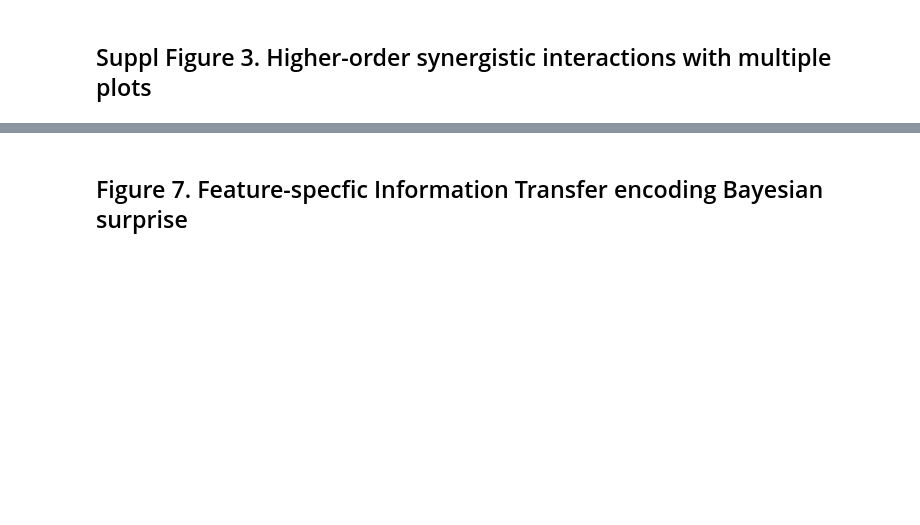
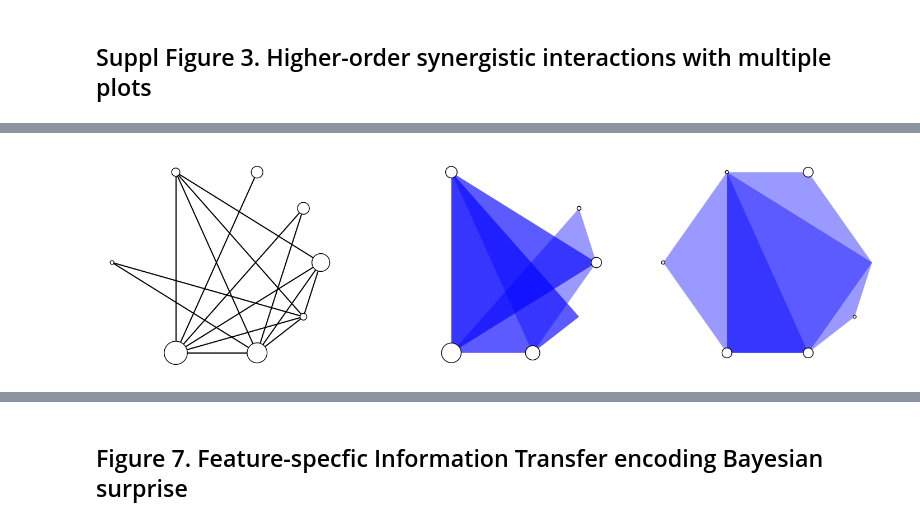
Before and after one commit to brainets/hosi_infogain, a Jupyter notebook: notebooks/main_figures.ipynb, the cells around one changed output, grey strips where cells are left out. Saved outputs shown, nothing was run; the diff lists cells and outputs as text; code cells hidden in the pictures; blank space fills up the shorter version.

```diff
--- a/notebooks/main_figures.ipynb
+++ b/notebooks/main_figures.ipynb
@@ -471,6 +472,8 @@ list_rois_short = ['L Vis', 'R Vis', 'L Par', 'R Temp', 'R MotPM', 'R dlPFC' , '
 titles = ['Pairs', 'Triplets', 'Quadruplets']
 subplot_label = ['B', 'C', 'D']
 # Get only a specific order of the edges hypergraph
+# Node weights as array of shape (n_orders, n_rois)
+node_weights = np.zeros((3, len(list_rois)))
 # Loop over orders
 for k, o in enumerate(np.unique(order)):
     # Find the indices of the edges at a specific order
@@ -499,6 +502,8 @@ for k, o in enumerate(np.unique(order)):
             # Get the labels of the active hyperedges
 
 
+    # Store weights for each order for later plots
+    node_weights[k] = weights.sum(axis=1)
     # Get axes object
     ax = plt.subplot2grid((3,2), (k, 1), rowspan=1, colspan=1)
     # Sort weights by values
@@ -581,0 +701,27 @@ fig.savefig('/home/INT/brovelli.a/Desktop/fig_visuomotor_meg/Fig_6.png', dpi=300
+# %%
+# Create a figure with 3 subplots
+fig, axs = plt.subplots(1, 3, figsize=(18, 5))
+# Compute total node weight for later plot
+multiplet_weight = data.values.sum(axis=1)
+# Loop over oders
+for i, k in enumerate(range(2,5)):
+    # Find the indices of the edges at a specific order
+    ind_order = np.where(data.links.order == k)[0]
+    # Multiple weights at order k
+    weights = (multiplet_weight[ind_order] - multiplet_weight[ind_order].min()) / (multiplet_weight[ind_order].max() - multiplet_weight[ind_order].min())
+    # Take the rows indicated by ind_order of multiplets_splitted
+    sublets = [multiplets_splitted[i] for i in ind_order]
+    # Append the weights to the sublets
+    sublets = [sublets[i] + [weights[i]] for i in range(len(sublets))]
+    # Create order-specific hypergraph
+    H_k = xgi.Hypergraph()
+    # H_k.add_nodes_from(list_rois)
+    H_k.add_weighted_edges_from(sublets)
+
+
+    cmap=cm.Blues
+    # Plot the hypergraph at each order
+    xgi.draw(H_k, pos=pos, ax=axs[i], dyad_color='black', dyad_lw=1.5, edge_fc='b', node_fc='white', \
+             node_ec='black', node_lw=1, node_size=node_weights[i]/25, node_labels=False, hyperedge_labels=False)
+# %% [output]
+[figure, added]
```
Also changed, not shown: parts of 11 cells of this notebook.
